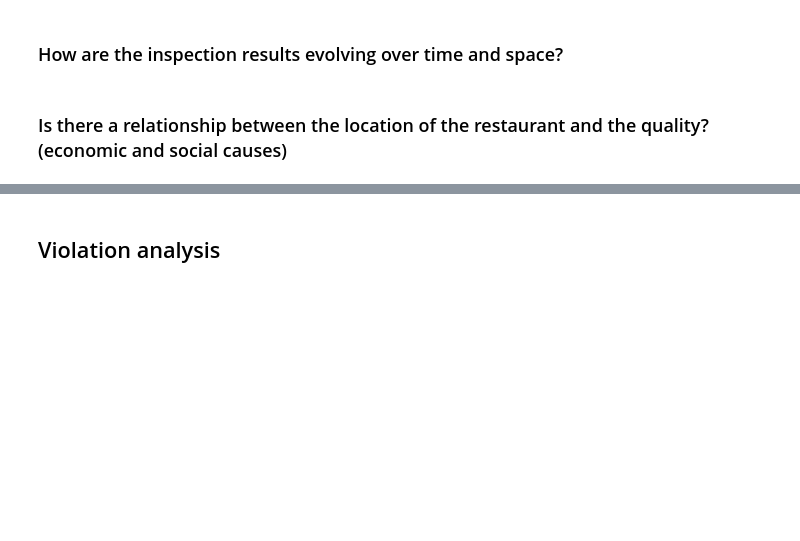
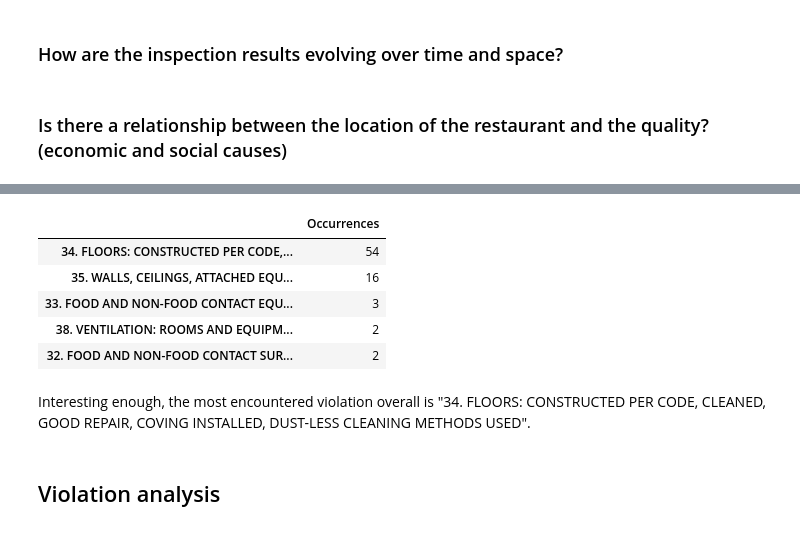
Before and after one commit to Gondolav/ADA-project, a Jupyter notebook: notebook.ipynb, the cells around one changed output, grey strips where cells are left out. Cells and saved outputs as stored; diff of their text form; code cells hidden in the pictures; blank space fills up the shorter version.

```diff
--- a/notebook.ipynb
+++ b/notebook.ipynb
@@ -793,0 +928,2 @@ df_chain_results.plot(kind='bar', stacked=True)
+# %%
+df_joined = df.join(df_violations)
@@ -793,0 +932,2 @@ df_chain_results.plot(kind='bar', stacked=True)
+# %%
+most_encountered_violations = df_joined.groupby(['Neighbourhood'])['Violation'].agg(lambda x: x.value_counts().idxmax()).to_frame()
@@ -794,3 +954,14 @@ df_chain_results.plot(kind='bar', stacked=True)
+# %%
+most_encountered_violations['Violation'].value_counts().to_frame().rename(columns={'Violation': 'Occurrences'})
+# %% [output]
+|  | Occurrences |
+| 34. FLOORS: CONSTRUCTED PER CODE,... | 54 |
+| 35. WALLS, CEILINGS, ATTACHED EQU... | 16 |
+| 33. FOOD AND NON-FOOD CONTACT EQU... | 3 |
+| 38. VENTILATION: ROOMS AND EQUIPM... | 2 |
+| 32. FOOD AND NON-FOOD CONTACT SUR... | 2 |
+# %% [markdown]
+Interesting enough, the most encountered violation overall is "34. FLOORS: CONSTRUCTED PER CODE, CLEANED, GOOD REPAIR, COVING INSTALLED, DUST-LESS CLEANING METHODS USED".
 # %% [markdown]
 ## Violation analysis
 
```
Also changed, not shown: parts of 46 cells of this notebook.
